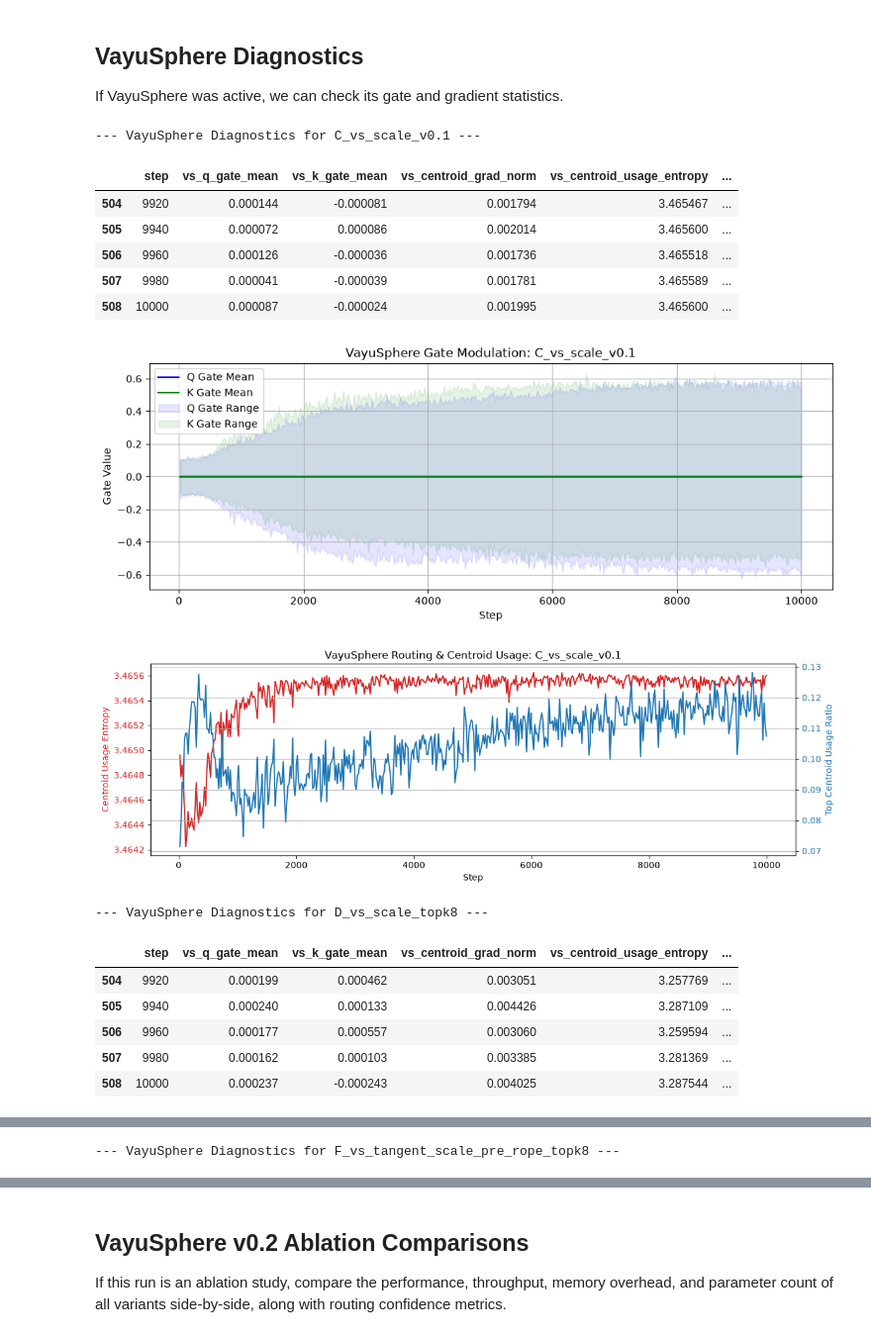
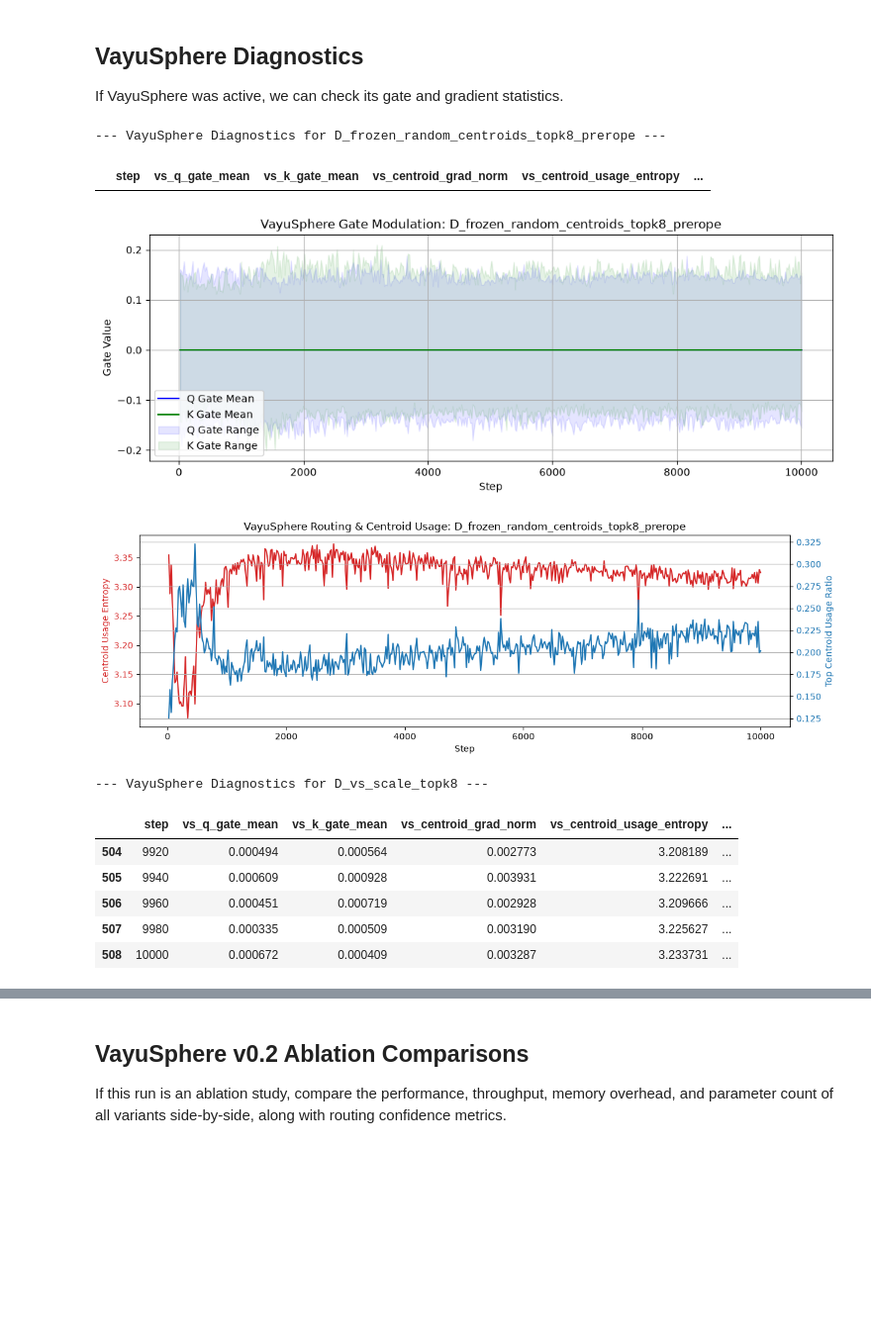
Before and after one commit to divyang4481/ASTRA-LM, a Jupyter notebook: notebooks/analyze_experiments.ipynb, the cells around one changed output, grey strips where cells are left out. Shown at 99% size. Drawn from its saved outputs; the diff is of its cells as text; code cells hidden in the pictures; blank space fills up the shorter version.

```diff
--- a/notebooks/analyze_experiments.ipynb
+++ b/notebooks/analyze_experiments.ipynb
@@ -83,17 +143,26 @@ if run_to_analyze:
 
     plt.figure(figsize=(12, 6))
 
-    for subdir in subdirs:
-        metrics_file = os.path.join(run_to_analyze, subdir, "metrics.csv")
+    all_metrics = []
+    for sd in subdirs:
+        if sd.startswith("seed"):
+            seed_dir = os.path.join(run_to_analyze, sd)
+            inner_dirs = [d for d in os.listdir(seed_dir) if os.path.isdir(os.path.join(seed_dir, d))]
+            for idir in inner_dirs:
+                all_metrics.append((f"{sd}/{idir}", os.path.join(seed_dir, idir, "metrics.csv")))
+        else:
+            all_metrics.append((sd, os.path.join(run_to_analyze, sd, "metrics.csv")))
+
+    for label, metrics_file in all_metrics:
         if os.path.exists(metrics_file):
             df = pd.read_csv(metrics_file)
             # Plot loss
-            plt.plot(df['step'], df['loss'].interpolate(), label=f"{subdir} - Train Loss", alpha=0.3)
+            plt.plot(df['step'], df['loss'].interpolate(), label=f"{label} - Train Loss", alpha=0.3)
 
             # Plot eval loss
             eval_df = df.dropna(subset=['eval_loss'])
             if not eval_df.empty:
-                plt.plot(eval_df['step'], eval_df['eval_loss'], marker='o', label=f"{subdir} - Eval Loss")
+                plt.plot(eval_df['step'], eval_df['eval_loss'], marker='o', label=f"{label} - Eval Loss")
 
     plt.title(f"Loss Comparison: {os.path.basename(run_to_analyze)}")
     plt.xlabel("Step")
@@ -108,17 +177,29 @@ if run_to_analyze:
 If VayuSphere was active, we can check its gate and gradient statistics.
 # %%
 if run_to_analyze:
-    for subdir in subdirs:
-        metrics_file = os.path.join(run_to_analyze, subdir, "metrics.csv")
+    subdirs = [d for d in os.listdir(run_to_analyze) if os.path.isdir(os.path.join(run_to_analyze, d))]
+    all_metrics = []
+    for sd in subdirs:
+        if sd.startswith("seed"):
+            seed_dir = os.path.join(run_to_analyze, sd)
+            inner_dirs = [d for d in os.listdir(seed_dir) if os.path.isdir(os.path.join(seed_dir, d))]
+            for idir in inner_dirs:
+                all_metrics.append((f"{sd}/{idir}", os.path.join(seed_dir, idir, "metrics.csv")))
+        else:
+            all_metrics.append((sd, os.path.join(run_to_analyze, sd, "metrics.csv")))
+
+    for label, metrics_file in all_metrics:
         if os.path.exists(metrics_file):
             df = pd.read_csv(metrics_file)
             if 'vs_q_gate_mean' in df and not df['vs_q_gate_mean'].dropna().empty:
-                print(f"\n--- VayuSphere Diagnostics for {subdir} ---")
+                print(f"\n--- VayuSphere Diagnostics for {label} ---")
 
                 # Support both old and new column names
                 grad_col = 'vs_centroid_grad_norm' if 'vs_centroid_grad_norm' in df else 'vs_centroid_grad_norm_mean'
 
-                cols = ['step', 'vs_q_gate_mean', 'vs_k_gate_mean', grad_col]
+                cols = ['step', 'vs_q_gate_mean', 'vs_k_gate_mean']
+                if grad_col in df:
+                    cols.append(grad_col)
                 for extra_col in ['vs_centroid_usage_entropy', 'vs_top_centroid_usage_ratio']:
                     if extra_col in df:
                         cols.append(extra_col)
@@ -140,49 +221,44 @@ if run_to_analyze:
                     k_max_clean = df['vs_k_gate_max'].interpolate()
                     plt.fill_between(df['step'], k_min_clean, k_max_clean, alpha=0.1, color='green', label='K Gate Range')
 
-                plt.title(f"VayuSphere Gate Modulation: {subdir}")
+                plt.title(f"VayuSphere Gate Modulation: {label}")
                 plt.xlabel("Step")
                 plt.ylabel("Gate Value")
                 plt.legend()
                 plt.grid(True)
                 plt.show()
 
                 # Plot Centroid Usage Diagnostics if available
                 if 'vs_centroid_usage_entropy' in df or 'vs_top_centroid_usage_ratio' in df:
                     fig, ax1 = plt.subplots(figsize=(12, 4))
 
                     color = 'tab:red'
                     ax1.set_xlabel('Step')
                     ax1.set_ylabel('Centroid Usage Entropy', color=color)
                     if 'vs_centroid_usage_entropy' in df:
                         ax1.plot(df['step'], df['vs_centroid_usage_entropy'].interpolate(), color=color, label='Entropy')
                     ax1.tick_params(axis='y', labelcolor=color)
 
                     ax2 = ax1.twinx()
                     color = 'tab:blue'
                     ax2.set_ylabel('Top Centroid Usage Ratio', color=color)
                     if 'vs_top_centroid_usage_ratio' in df:
                         ax2.plot(df['step'], df['vs_top_centroid_usage_ratio'].interpolate(), color=color, label='Top Ratio')
                     ax2.tick_params(axis='y', labelcolor=color)
 
-                    plt.title(f"VayuSphere Routing & Centroid Usage: {subdir}")
+                    plt.title(f"VayuSphere Routing & Centroid Usage: {label}")
                     fig.tight_layout()
                     plt.grid(True)
                     plt.show()
 # %% [output]
---- VayuSphere Diagnostics for C_vs_scale_v0.1 ---
+--- VayuSphere Diagnostics for D_frozen_random_centroids_topk8_prerope ---
 |  | step | vs_q_gate_mean | vs_k_gate_mean | vs_centroid_grad_norm | vs_centroid_usage_entropy | ... |
-| 504 | 9920 | 0.000144 | -0.000081 | 0.001794 | 3.465467 | ... |
-| 505 | 9940 | 0.000072 | 0.000086 | 0.002014 | 3.465600 | ... |
-| 506 | 9960 | 0.000126 | -0.000036 | 0.001736 | 3.465518 | ... |
-| 507 | 9980 | 0.000041 | -0.000039 | 0.001781 | 3.465589 | ... |
-| 508 | 10000 | 0.000087 | -0.000024 | 0.001995 | 3.465600 | ... |
-[figure, old version]
+[figure, new version]
-[figure, old version]
+[figure, new version]
 --- VayuSphere Diagnostics for D_vs_scale_topk8 ---
 |  | step | vs_q_gate_mean | vs_k_gate_mean | vs_centroid_grad_norm | vs_centroid_usage_entropy | ... |
-| 504 | 9920 | 0.000199 | 0.000462 | 0.003051 | 3.257769 | ... |
-| 505 | 9940 | 0.000240 | 0.000133 | 0.004426 | 3.287109 | ... |
-| 506 | 9960 | 0.000177 | 0.000557 | 0.003060 | 3.259594 | ... |
-| 507 | 9980 | 0.000162 | 0.000103 | 0.003385 | 3.281369 | ... |
-| 508 | 10000 | 0.000237 | -0.000243 | 0.004025 | 3.287544 | ... |
+| 504 | 9920 | 0.000494 | 0.000564 | 0.002773 | 3.208189 | ... |
+| 505 | 9940 | 0.000609 | 0.000928 | 0.003931 | 3.222691 | ... |
+| 506 | 9960 | 0.000451 | 0.000719 | 0.002928 | 3.209666 | ... |
+| 507 | 9980 | 0.000335 | 0.000509 | 0.003190 | 3.225627 | ... |
+| 508 | 10000 | 0.000672 | 0.000409 | 0.003287 | 3.233731 | ... |
@@ -191 +266,0 @@ if run_to_analyze:
---- VayuSphere Diagnostics for F_vs_tangent_scale_pre_rope_topk8 ---
```
Also changed, not shown: parts of 9 cells of this notebook, 7 other files.
